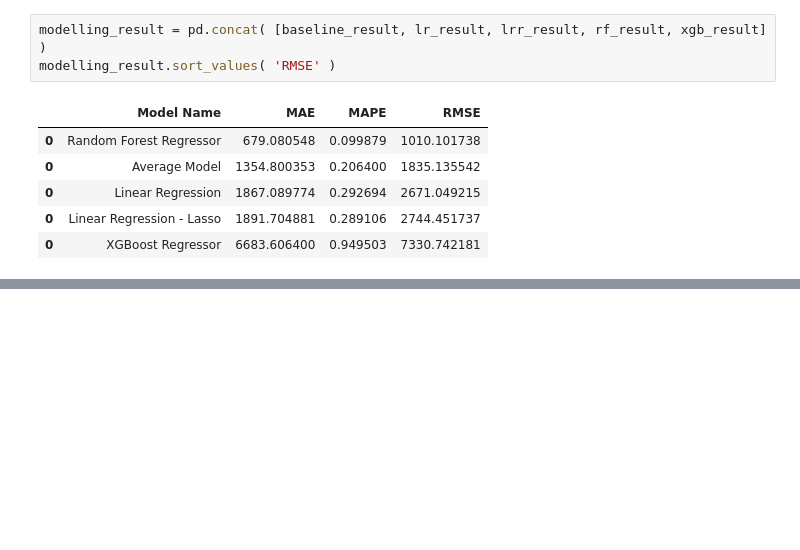
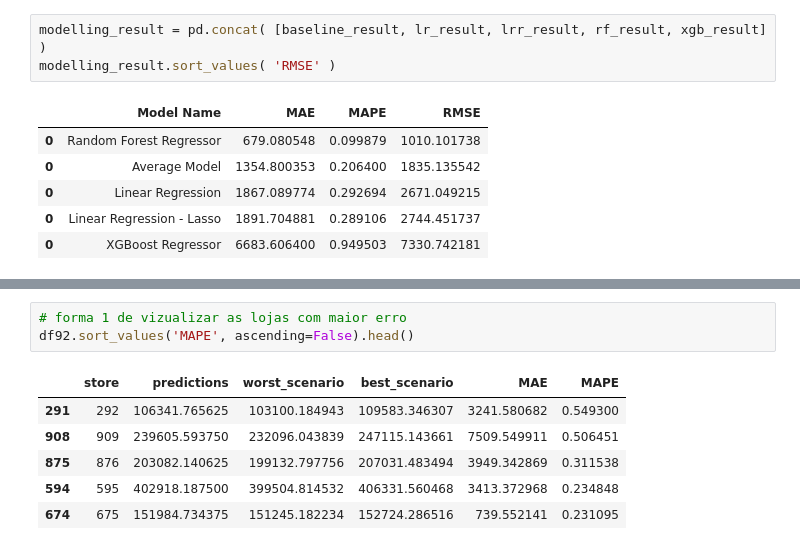
Before and after one commit to crisguimaraes/DS_Producao_Rossmann, a Jupyter notebook: M07_v01_v02_store_sales_prediction.ipynb, the cells around one changed output, grey strips where cells are left out. Saved outputs shown, nothing was run; the diff lists cells and outputs as text; blank space fills up the shorter version.

```diff
--- a/M07_v01_v02_store_sales_prediction.ipynb
+++ b/M07_v01_v02_store_sales_prediction.ipynb
@@ -1384,0 +1443,10 @@ xgb_result_tuned
+# %%
+# forma 1 de vizualizar as lojas com maior erro
+df92.sort_values('MAPE', ascending=False).head()
+# %% [output]
+|  | store | predictions | worst_scenario | best_scenario | MAE | MAPE |
+| 291 | 292 | 106341.765625 | 103100.184943 | 109583.346307 | 3241.580682 | 0.549300 |
+| 908 | 909 | 239605.593750 | 232096.043839 | 247115.143661 | 7509.549911 | 0.506451 |
+| 875 | 876 | 203082.140625 | 199132.797756 | 207031.483494 | 3949.342869 | 0.311538 |
+| 594 | 595 | 402918.187500 | 399504.814532 | 406331.560468 | 3413.372968 | 0.234848 |
+| 674 | 675 | 151984.734375 | 151245.182234 | 152724.286516 | 739.552141 | 0.231095 |
```
Also changed, not shown: parts of 50 cells of this notebook.
